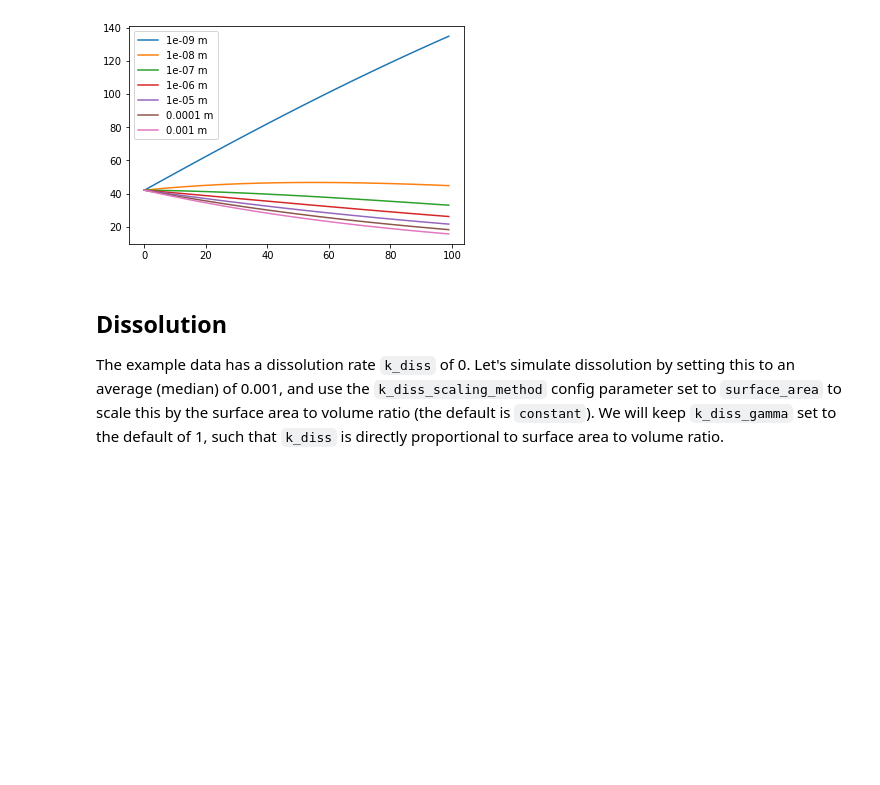
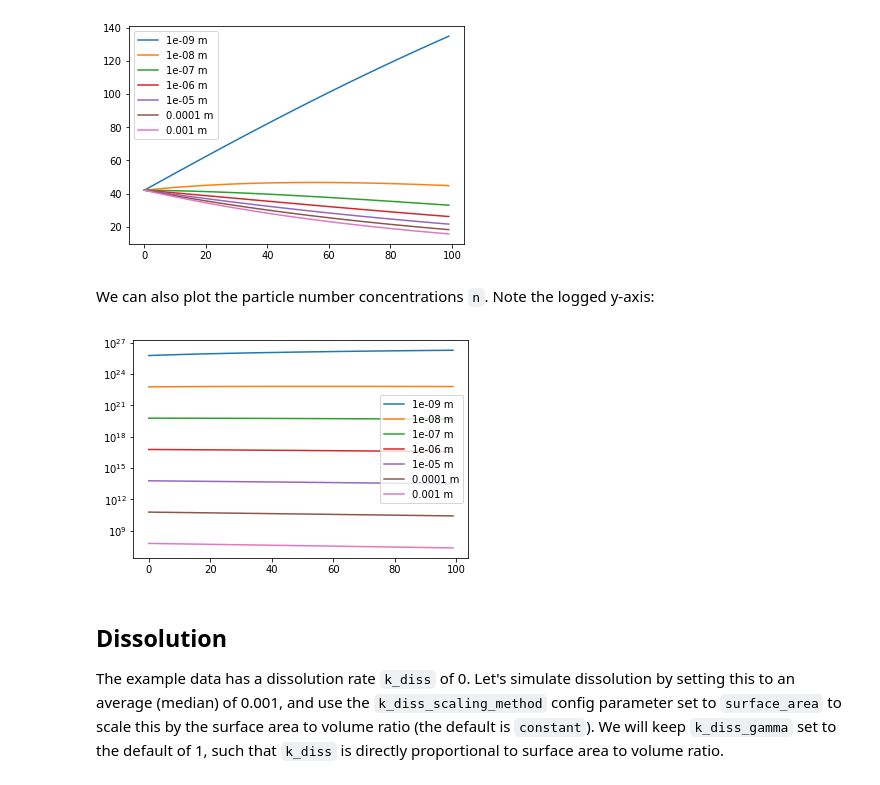
Before and after one commit to microplastics-cluster/fragment-mnp, a Jupyter notebook: docs/example-usage.ipynb, the cells around one changed output. Drawn from its saved outputs; the diff is of its cells as text; code cells hidden in the pictures; blank space fills up the shorter version.

```diff
--- a/docs/example-usage.ipynb
+++ b/docs/example-usage.ipynb
@@ -27,6 +27,15 @@ plt.legend([f'{d} m' for d in fmnp.psd])
 plt.show()
 # %% [output]
 [figure]
+# %% [markdown]
+We can also plot the particle number concentrations `n`. Note the logged y-axis:
+# %%
+plt.plot(output.t, output.n.T)
+plt.yscale('log')
+plt.legend([f'{d} m' for d in fmnp.psd])
+plt.show()
+# %% [output]
+[figure, added]
 # %% [markdown]
 ## Dissolution
 
```
Also changed, not shown: parts of 3 cells of this notebook, 3 other files.
